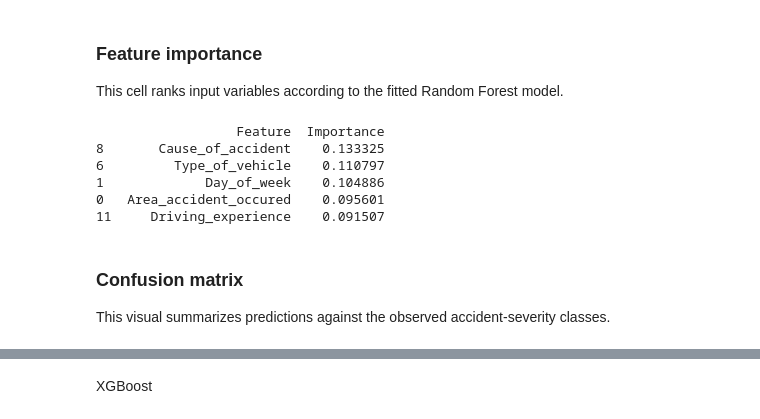
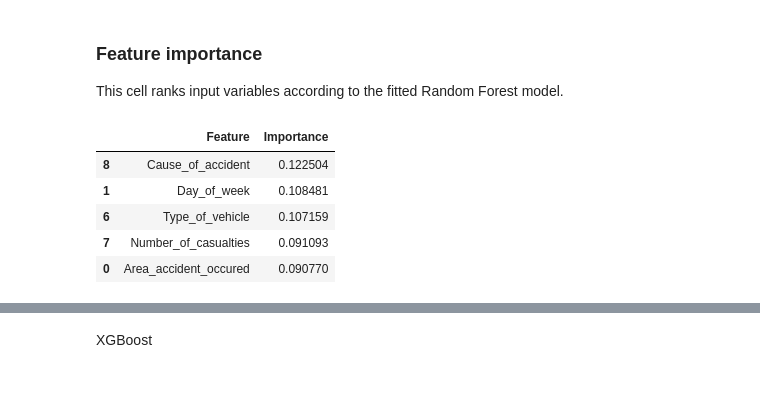
Before and after one commit to suchanya-pangam/road-accidents-severity-insights, a Jupyter notebook: notebooks/notebook.ipynb, the cells around one changed output, grey strips where cells are left out. Drawn from its saved outputs; the diff is of its cells as text; code cells hidden in the pictures; blank space fills up the shorter version.

```diff
--- a/notebooks/notebook.ipynb
+++ b/notebooks/notebook.ipynb
@@ -223,0 +137,13 @@ df['Accident_severity'] = le.fit_transform(df['Accident_severity'])
+# %%
+from sklearn.preprocessing import LabelEncoder
+
+categorical_cols = df.select_dtypes(include=['object', 'category']).columns
+label_mappings = {}
+
+for column in categorical_cols:
+    encoder = LabelEncoder()
+    df[column] = encoder.fit_transform(df[column])
+    label_mappings[column] = dict(zip(encoder.classes_, encoder.transform(encoder.classes_)))
+
+# encoding จากข้อความเป็นตัวเลข รวมถึง Accident_severity
+print('Accident severity label mapping:', label_mappings['Accident_severity'])
@@ -357,11 +309,11 @@ precision_scores = []
 recall_scores = []
 f1_scores = []
 
-X = df[['Area_accident_occured','Day_of_week','Lanes_or_Medians','Road_surface_conditions','Age_band_of_driver','Light_conditions','Type_of_vehicle','Number_of_casualties','Cause_of_accident','Number_of_vehicles_involved','Age_band_of_casualty','Driving_experience','Type_of_collision']]
+X = df[SELECTED_FEATURES]
 y = df['Accident_severity']
 
 # Loop through each fold
-for fold, (train_index, test_index) in enumerate(kf.split(X)):
+for fold, (train_index, test_index) in enumerate(kf.split(X, y)):
     print(f"Fold {fold + 1}")
 
     X_train, X_test = X.iloc[train_index], X.iloc[test_index]
@@ -476,38 +486,26 @@ Average F1-score: 0.7966
 This cell ranks input variables according to the fitted Random Forest model.
 # %%
 from sklearn.ensemble import RandomForestClassifier
-import pandas as pd
 
-# สมมติว่า X = features, y = target
-# และ train model เรียบร้อยแล้ว
-
-model = RandomForestClassifier(random_state=42)
+# ใช้ X (features) และ y (Accident_severity) ที่กำหนดไว้ในขั้นตอนก่อนหน้า
+model = RandomForestClassifier(
+    n_estimators=300, random_state=42, class_weight='balanced'
+)
 model.fit(X, y)
 
-# ดึงค่า importance
-importances = model.feature_importances_
-
-# สร้าง DataFrame
+# Random Forest ให้คะแนนความสำคัญของแต่ละ feature
 feature_importance_df = pd.DataFrame({
     'Feature': X.columns,
-    'Importance': importances
-})
+    'Importance': model.feature_importances_
+}).sort_values(by='Importance', ascending=False)
 
-# เรียงจากมากไปน้อย
-feature_importance_df = feature_importance_df.sort_values(by='Importance', ascending=False)
-
-# แสดง 5 อันดับแรก
+# แสดง 5 features ที่ช่วยโมเดลทำนายมากที่สุด
 top5 = feature_importance_df.head(5)
-
-print(top5)
+top5
 # %% [output]
-                  Feature  Importance
-8       Cause_of_accident    0.133325
-6         Type_of_vehicle    0.110797
-1             Day_of_week    0.104886
-0   Area_accident_occured    0.095601
-11     Driving_experience    0.091507
+|  | Feature | Importance |
+| 8 | Cause_of_accident | 0.122504 |
+| 1 | Day_of_week | 0.108481 |
+| 6 | Type_of_vehicle | 0.107159 |
+| 7 | Number_of_casualties | 0.091093 |
+| 0 | Area_accident_occured | 0.090770 |
-# %% [markdown]
-### Confusion matrix
-
-This visual summarizes predictions against the observed accident-severity classes.
```
Also changed, not shown: parts of 52 cells of this notebook, 3 other files.
